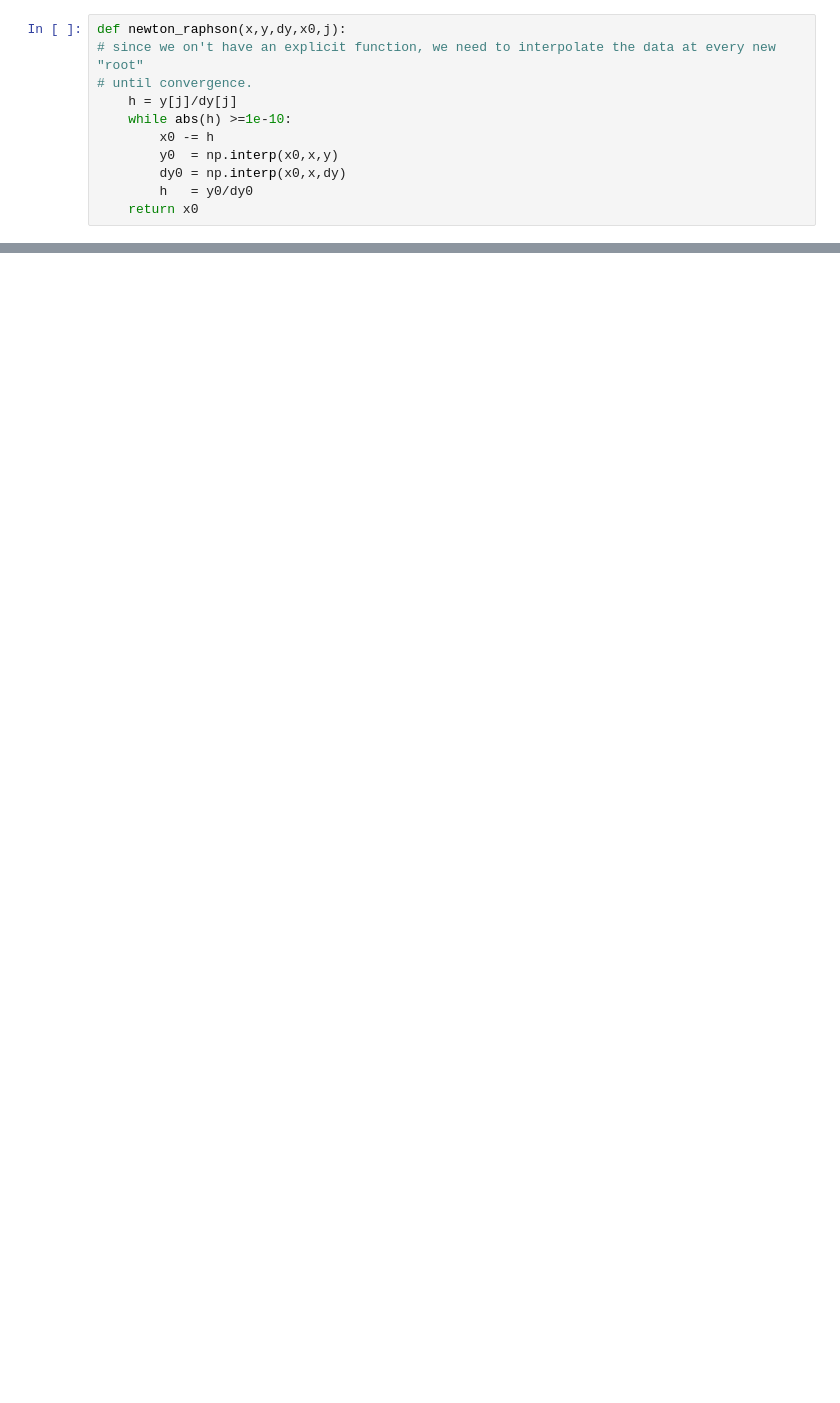
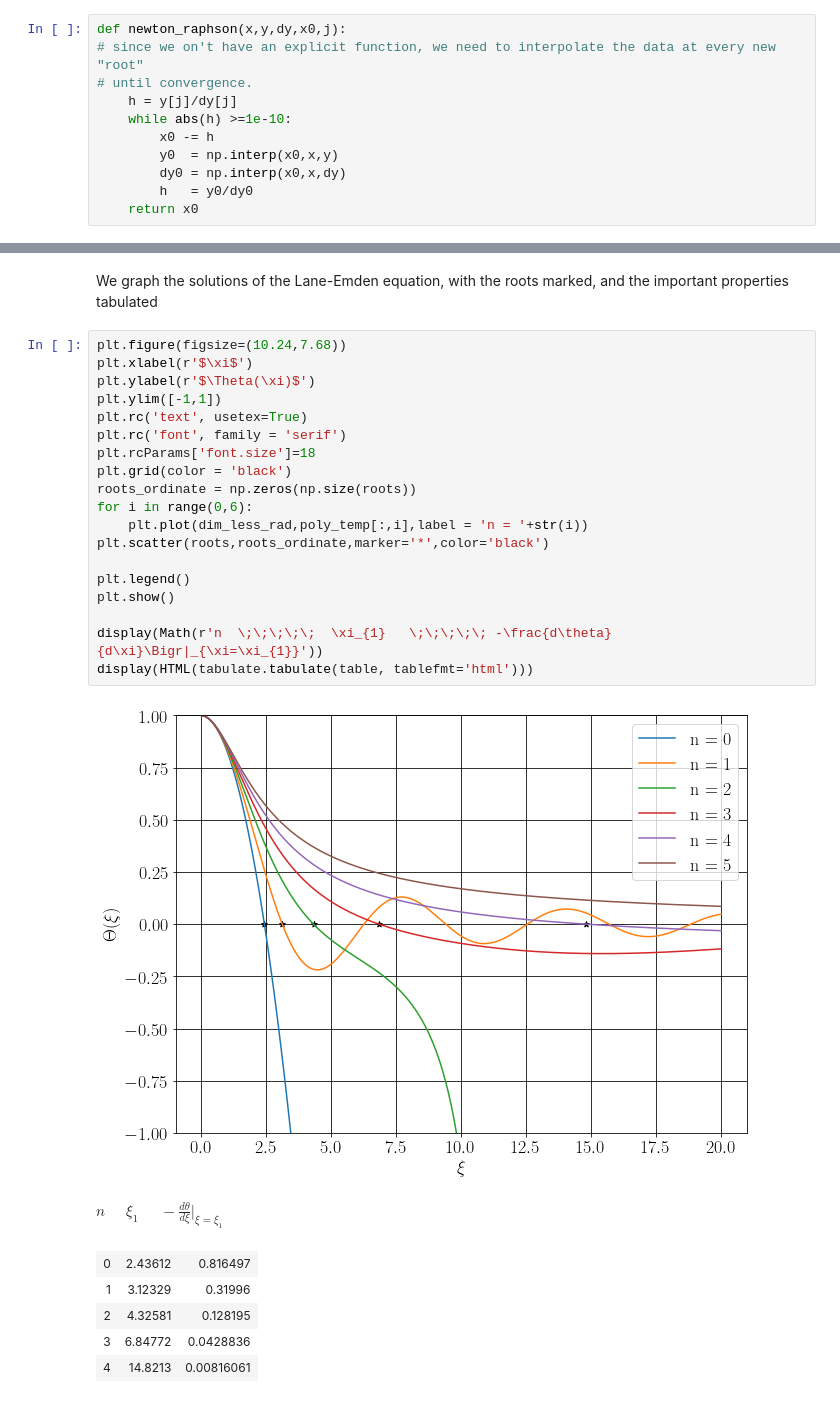
Before and after one commit to jaadt7/Lane_Emden, a Jupyter notebook: Lane-Emden.ipynb, the cells around one changed output, grey strips where cells are left out. Saved outputs shown, nothing was run; the diff lists cells and outputs as text; blank space fills up the shorter version.

```diff
--- a/Lane-Emden.ipynb
+++ b/Lane-Emden.ipynb
@@ -127,0 +102,29 @@ $\displaystyle n  \;\;\;\;\;  \xi_{1}   \;\;\;\;\; -\frac{d\theta}{d\xi}\Bigr|_{
+# %% [markdown]
+We graph the solutions of the Lane-Emden equation, with the roots marked, and the important properties tabulated
+# %%
+plt.figure(figsize=(10.24,7.68))
+plt.xlabel(r'$\xi$')
+plt.ylabel(r'$\Theta(\xi)$')
+plt.ylim([-1,1])
+plt.rc('text', usetex=True)
+plt.rc('font', family = 'serif')
+plt.rcParams['font.size']=18
+plt.grid(color = 'black')
+roots_ordinate = np.zeros(np.size(roots))
+for i in range(0,6):
+    plt.plot(dim_less_rad,poly_temp[:,i],label = 'n = '+str(i))
+plt.scatter(roots,roots_ordinate,marker='*',color='black')
+
+plt.legend()
+plt.show()
+
+display(Math(r'n  \;\;\;\;\;  \xi_{1}   \;\;\;\;\; -\frac{d\theta}{d\xi}\Bigr|_{\xi=\xi_{1}}'))
+display(HTML(tabulate.tabulate(table, tablefmt='html')))
+# %% [output]
+[figure, added]
+$\displaystyle n  \;\;\;\;\;  \xi_{1}   \;\;\;\;\; -\frac{d\theta}{d\xi}\Bigr|_{\xi=\xi_{1}}$
+| 0 | 2.43612 | 0.816497 |
+| 1 | 3.12329 | 0.31996 |
+| 2 | 4.32581 | 0.128195 |
+| 3 | 6.84772 | 0.0428836 |
+| 4 | 14.8213 | 0.00816061 |
```
Also changed, not shown: parts of 9 cells of this notebook, 1 other file.
